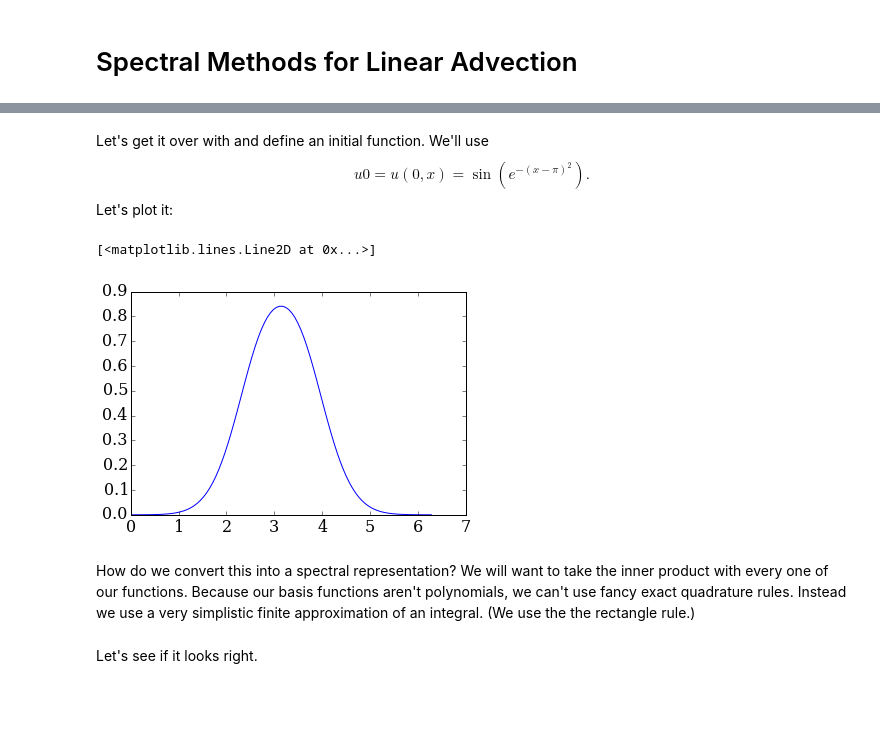
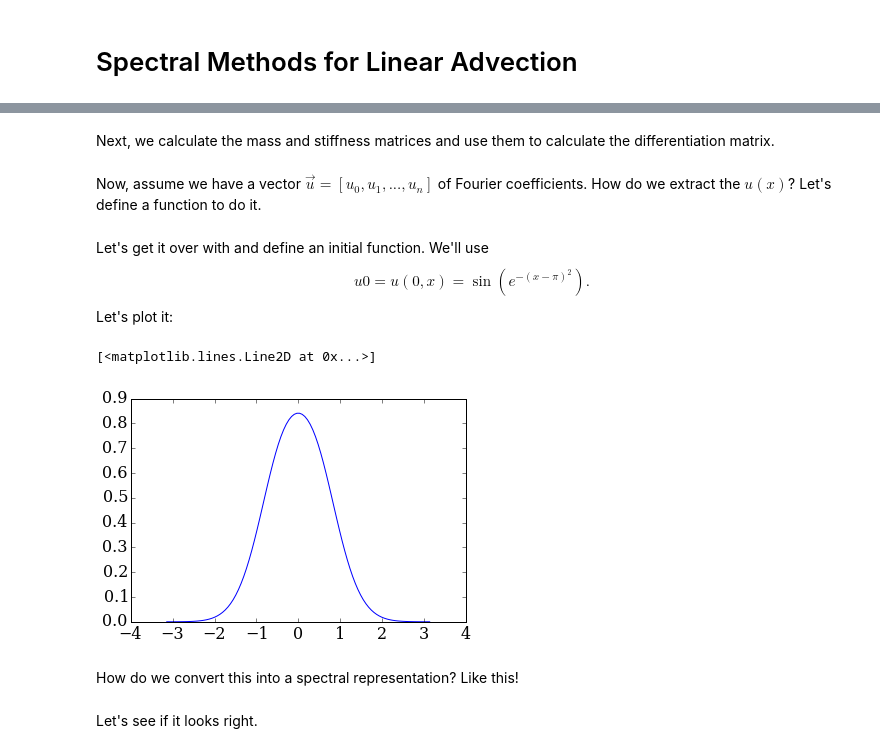
Before and after one commit to Yurlungur/spectral-methods-demo, a Jupyter notebook: linear-advection.ipynb, the cells around one changed output, grey strips where cells are left out. Cells and saved outputs as stored; diff of their text form; code cells hidden in the pictures; blank space fills up the shorter version.

Commit message:
Fixed spectral-only presentation

```diff
--- a/linear-advection.ipynb
+++ b/linear-advection.ipynb
@@ -35,7 +37,8 @@ rcParams['font.size'] = 16
 # %%
 # We define the ORDER of approximation
-N = 10
+N = 20
 # And the speed of wave propogation
 c = -1
-# Here we define our basis functions
-phi = lambda x,n: numpy.exp(1.j*n*x)
+# and the min and max of the domain
+xmin = -numpy.pi
+xmax = numpy.pi
@@ -43,0 +90,2 @@ Let's define a function that maps a vector u_i to a function u(x). In other word
+# %% [markdown]
+Next, we calculate the mass and stiffness matrices and use them to calculate the differentiation matrix.
@@ -44,3 +107,5 @@ Let's define a function that maps a vector u_i to a function u(x). In other word
+# %% [markdown]
+Now, assume we have a vector $\vec{u}=[u_0,u_1,...,u_n]$ of Fourier coefficients. How do we extract the $u(x)$? Let's define a function to do it.
 # %%
 def solution(u):
     """
@@ -54,11 +118,9 @@ Let's get it over with and define an initial function. We'll use
 $$u0=u(0,x) = \sin(e^{-(x-\pi)^2}).$$
 Let's plot it:
 # %%
-x = numpy.linspace(0,2*numpy.pi,100)
-u_initial = lambda x: numpy.sin(numpy.exp(-(x-numpy.pi)**2))
+x = numpy.linspace(xmin,xmax,100)
+u_initial = lambda x: numpy.sin(numpy.exp(-x**2))
 plt.plot(x,u_initial(x))
 # %% [output]
 [<matplotlib.lines.Line2D at 0x...>]
-[figure, old version]
+[figure, new version]
-# %% [markdown]
-How do we convert this into a spectral representation? We will want to take the inner product with every one of our functions. Because our basis functions aren't polynomials, we can't use fancy exact quadrature rules. Instead we use a very simplistic finite approximation of an integral. (We use the the rectangle rule.)
@@ -69,0 +127,2 @@ u0 = numpy.array([numpy.sum(numpy.array([dx * u_initial(x[i]+x[i+1])*phi(x[i]+x[
+# %% [markdown]
+How do we convert this into a spectral representation? Like this!
```
Also changed, not shown: parts of 24 cells of this notebook, 5 other files.
